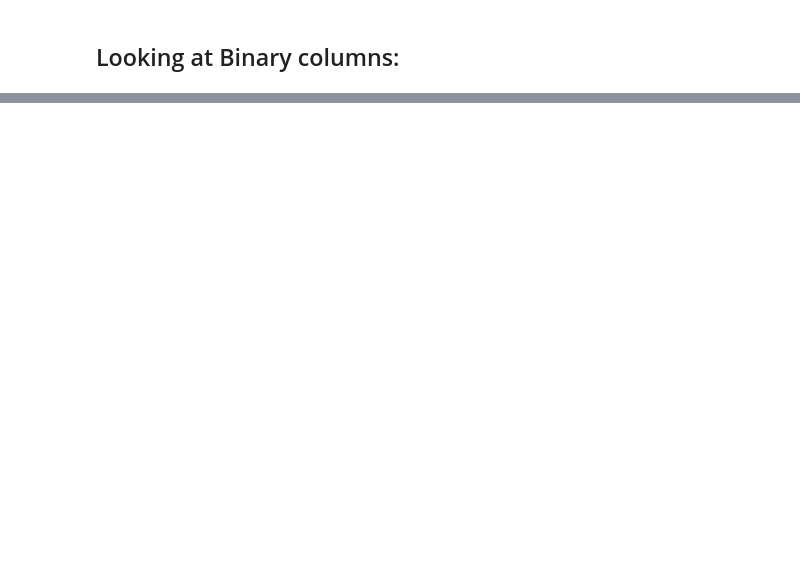
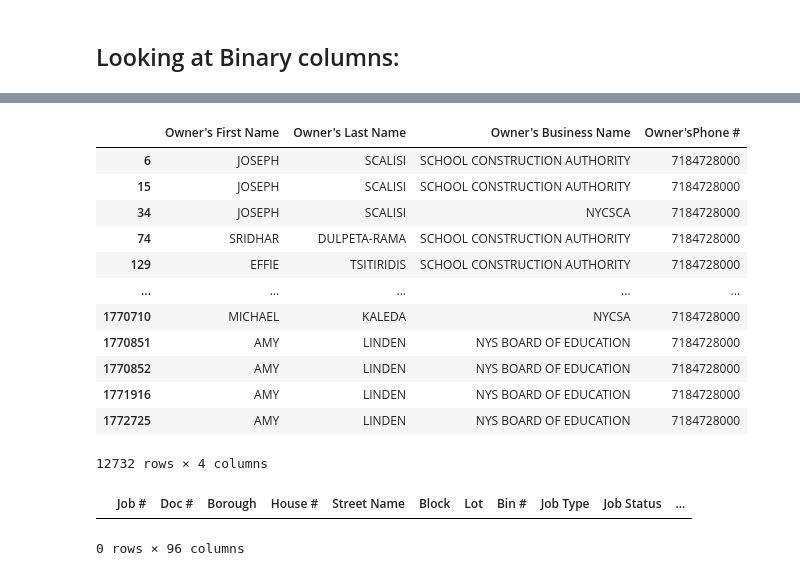
Before and after one commit to darkcb109/DOB-Job-Application-Cleaning, a Jupyter notebook: DOB_Job_Cleaning.ipynb, the cells around one changed output, grey strips where cells are left out. Saved outputs shown, nothing was run; the diff lists cells and outputs as text; code cells hidden in the pictures; blank space fills up the shorter version.

Commit message:
Fixed Booleans, id'd some more issues with phone numbers and money, trying to fix 'other descriptions'

```diff
--- a/DOB_Job_Cleaning.ipynb
+++ b/DOB_Job_Cleaning.ipynb
@@ -614,0 +628,2 @@ Name: Professional Cert, dtype: int64
+# %%
+df['Initial Cost'] = df['Initial Cost'].astype('str')
@@ -614,0 +658,2 @@ Name: Professional Cert, dtype: int64
+# %%
+df['Total Est. Fee'] = df['Total Est. Fee'].astype('str')
@@ -614,0 +754,23 @@ Name: Professional Cert, dtype: int64
+# %%
+df["Owner'sPhone #"] = df["Owner'sPhone #"].astype('str')
+# %%
+df.loc[df["Owner'sPhone #"].str.contains("7184728000")][["Owner's First Name", "Owner's Last Name","Owner's Business Name", "Owner'sPhone #"]]
+# %% [output]
+|  | Owner's First Name | Owner's Last Name | Owner's Business Name | Owner'sPhone # |
+| 6 | JOSEPH | SCALISI | SCHOOL CONSTRUCTION AUTHORITY | 7184728000 |
+| 15 | JOSEPH | SCALISI | SCHOOL CONSTRUCTION AUTHORITY | 7184728000 |
+| 34 | JOSEPH | SCALISI | NYCSCA | 7184728000 |
+| 74 | SRIDHAR | DULPETA-RAMA | SCHOOL CONSTRUCTION AUTHORITY | 7184728000 |
+| 129 | EFFIE | TSITIRIDIS | SCHOOL CONSTRUCTION AUTHORITY | 7184728000 |
+| ... | ... | ... | ... | ... |
+| 1770710 | MICHAEL | KALEDA | NYCSA | 7184728000 |
+| 1770851 | AMY | LINDEN | NYS BOARD OF EDUCATION | 7184728000 |
+| 1770852 | AMY | LINDEN | NYS BOARD OF EDUCATION | 7184728000 |
+| 1771916 | AMY | LINDEN | NYS BOARD OF EDUCATION | 7184728000 |
+| 1772725 | AMY | LINDEN | NYS BOARD OF EDUCATION | 7184728000 |
+12732 rows × 4 columns
+# %%
+df.loc[df["Owner'sPhone #"].isna()]
+# %% [output]
+|  | Job # | Doc # | Borough | House # | Street Name | Block | Lot | Bin # | Job Type | Job Status | ... |
+0 rows × 96 columns
```
Also changed, not shown: parts of 53 cells of this notebook.
